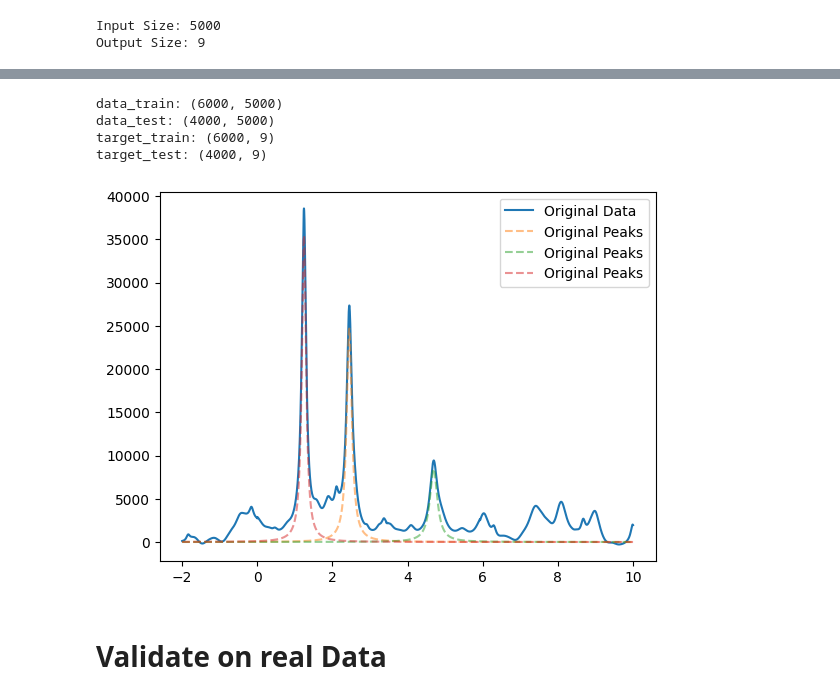
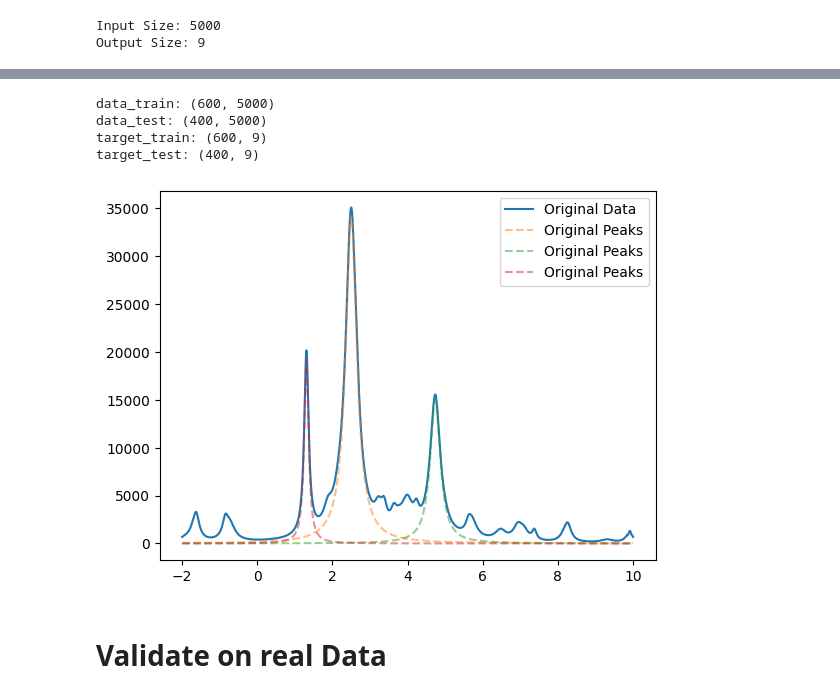
Before and after one commit to RATFIVE/MoinCC-AI4metabolomics, a Jupyter notebook: 03_DeepLearning/ImplementingNeuralNetwork.ipynb, the cells around one changed output, grey strips where cells are left out. Saved outputs shown, nothing was run; the diff lists cells and outputs as text; code cells hidden in the pictures.

Commit message:
improveed model -> next step would be to test on other data

```diff
--- a/03_DeepLearning/ImplementingNeuralNetwork.ipynb
+++ b/03_DeepLearning/ImplementingNeuralNetwork.ipynb
@@ -354,7 +354,7 @@ plt.show()
 # Generate training Dataset
 # %%
 
-num_samples = 10000
+num_samples = 1000
 
 x_data = []
 y_data = []
@@ -461,12 +461,12 @@ data_scaler = MinMaxScaler()
 target_scaler = MinMaxScaler()
 
 # Skalieren von data train und test
-data_train_sc = data_scaler.fit_transform(data_train.reshape(data_train.shape[0], -1))
-data_test_sc = data_scaler.transform(data_test.reshape(data_test.shape[0], -1))
+data_train_sc = data_scaler.fit_transform(data_train)
+data_test_sc = data_scaler.transform(data_test)
 
 # Skalieren von target train und test
-target_train_sc = target_scaler.fit_transform(target_train.reshape(target_train.shape[0], -1))
-target_test_sc = target_scaler.transform(target_test.reshape(target_test.shape[0], -1))
+target_train_sc = target_scaler.fit_transform(target_train)
+target_test_sc = target_scaler.transform(target_test)
 
 
 # Konvertieren in Tensoren
@@ -476,9 +476,9 @@ target_train_tensor = torch.Tensor(target_train_sc)
 target_test_tensor = torch.Tensor(target_test_sc)
 
 
-# Reshape the tensors for the model
-target_train_tensor = target_train_tensor.reshape(target_train_tensor.shape[0], -1)
-target_test_tensor = target_test_tensor.reshape(target_test_tensor.shape[0], -1)
+# # Reshape the tensors for the model
+# target_train_tensor = target_train_tensor.reshape(target_train_tensor.shape[0], -1)
+# target_test_tensor = target_test_tensor.reshape(target_test_tensor.shape[0], -1)
 
 # Überprüfen der Tensoren
 print(f"Data Train Shape: {data_train_tensor.shape}")
@@ -497,7 +497,7 @@ print(f"Verwende Gerät: {device}")
 
 criterion = torch.nn.MSELoss().to(device)
 learning_rate=0.01
-epochs=3000
+epochs=100
 
 # Daten auf die GPU verschieben
 data_train_tensor = data_train_tensor.to(device)
@@ -571,7 +571,7 @@ def train_model(model, data_train_tensor, target_train_tensor, criterion, optimi
         optimizer.zero_grad()
         # print(target_train_pred.shape)
         # print(target_train_tensor.shape)
-        train_loss = criterion(target_train_pred, target_train_tensor.reshape(target_train_tensor.shape[0], -1))
+        train_loss = criterion(target_train_pred, target_train_tensor)
 
         train_loss.backward()
 
@@ -668,42 +637,42 @@ Name: Unnamed: 0, Length: 1503, dtype: float64
 data_train_tensor = data_train_tensor.to("cpu")
 data_test_tensor = data_test_tensor.to("cpu")
 target_train_tensor = target_train_tensor.to("cpu")
 target_test_tensor = target_test_tensor.to("cpu")
 
 # scale the data back
 data_train = data_scaler.inverse_transform(data_train_tensor)
 data_test = data_scaler.inverse_transform(data_test_tensor)
-target_train = target_scaler.inverse_transform(target_train_tensor.reshape(target_train_tensor.shape[0], -1))
-target_test = target_scaler.inverse_transform(target_test_tensor.reshape(target_test_tensor.shape[0], -1))
+target_train = target_scaler.inverse_transform(target_train_tensor)
+target_test = target_scaler.inverse_transform(target_test_tensor)
 
 print(f'data_train: {data_train.shape}')
 print(f'data_test: {data_test.shape}')
 print(f'target_train: {target_train.shape}')
 print(f'target_test: {target_test.shape}')
 
 
-x0_parms_train, gamma_parms_train, height_parms_train = np.split(target_train, 3, axis=1)
-x0_parms_test, gamma_parms_test, height_parms_test = np.split(target_test, 3, axis=1)
+x0_parms_train, gamma_parms_train, height_parms_train = np.split(target_train, len(pyruvate_list), axis=1)
+x0_parms_test, gamma_parms_test, height_parms_test = np.split(target_test, len(pyruvate_list), axis=1)
 
 
 
 n = 10
 x = x_data[n]
 # plot the data
 plt.plot(x, data_train[n, :], '-', label='Original Data')
 for x0, gamma, height in zip(x0_parms_train[n], gamma_parms_train[n], height_parms_train[n]):
     lorentz = lorentzian(x, x0, gamma, height)
     plt.plot(x, lorentz, '--', label='Original Peaks', alpha=0.5)
 
 
 plt.legend()
 plt.show()
 # %% [output]
-data_train: (6000, 5000)
-data_test: (4000, 5000)
-target_train: (6000, 9)
-target_test: (4000, 9)
+data_train: (600, 5000)
+data_test: (400, 5000)
+target_train: (600, 9)
+target_test: (400, 9)
-[figure, old version]
+[figure, new version]
 # %% [markdown]
 # Validate on real Data
 # %%
```
Also changed, not shown: parts of 12 cells of this notebook.
